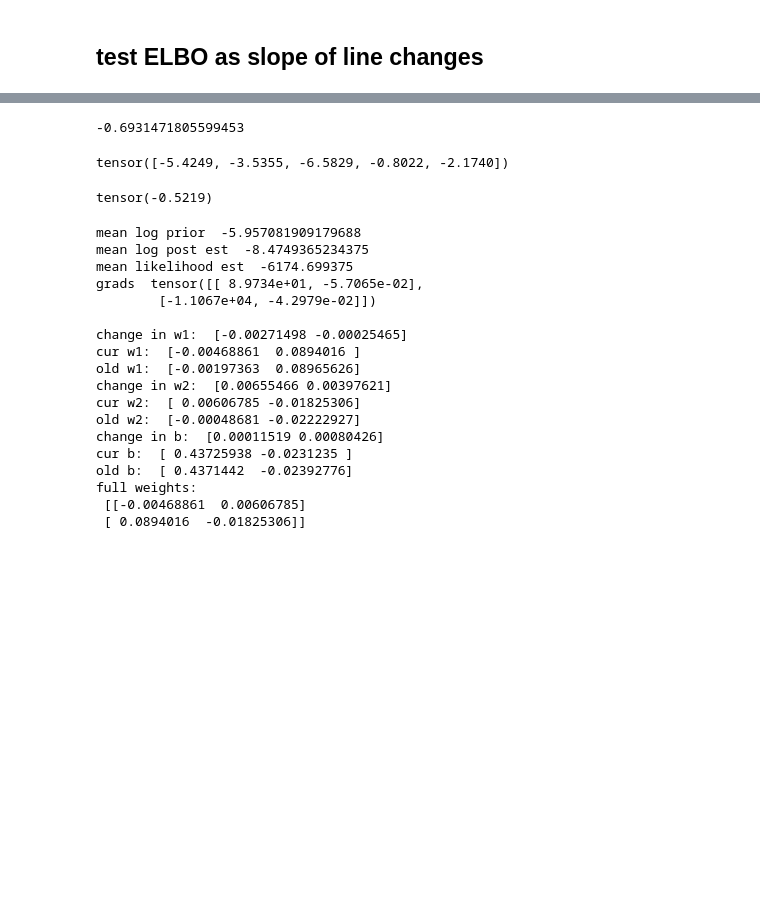
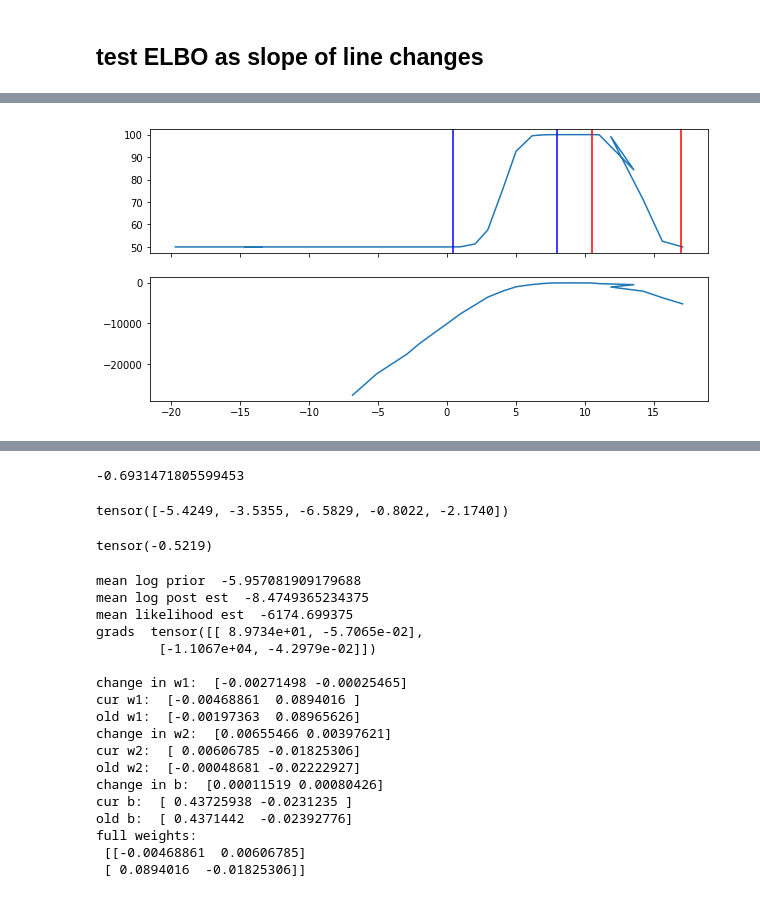
Before and after one commit to Emerson-Wenzel/BDL_final_project, a Jupyter notebook: Baysian_Logistic_regression_daniel.ipynb, the cells around one changed output, grey strips where cells are left out. Saved outputs shown, nothing was run; the diff lists cells and outputs as text; code cells hidden in the pictures; blank space fills up the shorter version.

```diff
--- a/Baysian_Logistic_regression_daniel.ipynb
+++ b/Baysian_Logistic_regression_daniel.ipynb
@@ -343,2 +316,84 @@ Accuracy with 100 as slope:  0.5198
 # %% [markdown]
 ## test ELBO as slope of line changes
+# %%
+def plane(x1, x2, w1, b):
+    return w1[0] * x1 + w1[1] * x2 + b
+
+# for regression toy set
+# W_full = np.hstack((W, W_s))
+# W_full
+
+# b_full = np.hstack((b, b_s))
+# b_full[1] = 2.0
+
+# for 3d
+# w1 = np.array([[0.0,1.0]]).T
+# w2 = np.array([[0.0,0.0]]).T
+# W_full = np.hstack((w1, w2))
+
+# x1 = x2 = np.arange(-8.0, 8.0, 0.05)
+# X1, X2 = np.meshgrid(x, y)
+# b = 0
+# Z = plane(X1, X2, w1, b)
+
+
+w1 = np.array([[0.0,1.0]]).T
+w2 = np.array([[0.0,0.0]]).T
+W_full = np.hstack((w1, w2))
+
+print(W_full)
+print(w1)
+# x1 = x2 = np.arange(-8.0, 8.0, 0.05)
+# X1, X2 = np.meshgrid(x, y)
+# b = 0
+# Z = plane(X1, X2, w1, b)
+bs = [i for i in range(-16, 20)]
+used_bs = []
+accuracies = []
+x_int = []
+likelihoods = []
+for b in bs:
+    b_full = np.array([b,0])
+    # b_full[0], b_full[1] = 0,0
+    bnn_preset = BNNBayesbyBackprop(prior_mu=0,
+                                    prior_s=0.8,
+                                    linear_regression=True,
+                                    classification=True,
+                                    preset={'W_mu': W_full, 'b_mu': b_full})
+    preset_preds = bnn_preset.model.forward(torch.Tensor(X_train), predict=True).detach().numpy()
+    used_b = bnn_preset.model.l1.usedBias[0].detach().numpy()
+    used_w = bnn_preset.model.l1.usedWeights[:,0][1].detach().numpy()
+    used_bs.append(used_b)
+
+    x_intercept = -used_b / used_w
+    x_int.append(x_intercept)
+    print('\nused_b is', used_b)
+    print('used_w is ', used_w)
+
+    bnn_preset.MC_elbo(torch.Tensor(X_train), torch.Tensor(y_train), 9, 10, 100).detach().numpy()
+    acc = np.mean((preset_preds == y_train.flatten()).astype(int)) * 100
+    accuracies.append(acc)
+    print('Accuracy with {} as bias: '.format(b), acc, '%')
+
+    likelihood = bnn_preset.mean_likelihood
+    likelihoods.append(likelihood)
+    print('likelihood', likelihood)
+
+fig, ax = plt.subplots(2, 1, figsize=(10,5), sharex=True)
+ax[0].plot(x_int, accuracies)
+# ax[0].scatter([np.min(X_train[y_train == 0, 1]), np.max(X_train[y_train == 0, 1])], [50,50], c='blue')
+ax[0].axvline(np.min(X_train[y_train == 0, 1]), c='blue')
+ax[0].axvline(np.max(X_train[y_train == 0, 1]), c='blue')
+
+ax[0].axvline(np.min(X_train[y_train == 1, 1]), c='red')
+ax[0].axvline(np.max(X_train[y_train == 1, 1]), c='red')
+
+# ax[0].scatter([np.min(X_train[y_train == 1, 1]), np.max(X_train[y_train == 1, 1])], [50,50], c='red')
+
+
+ax[1].plot(x_int, likelihoods)
+print('class 0 min: ', np.min(X_train[y_train == 0, 1]))
+print('class 0 max: ',np.max(X_train[y_train == 0, 1]))
+print('class 1 min: ', np.min(X_train[y_train == 1, 1]))
+print('class 1 max: ',np.max(X_train[y_train == 1, 1]))
+# %% [output]
@@ -344,0 +417 @@ Accuracy with 100 as slope:  0.5198
+[figure, added]
```
Also changed, not shown: parts of 19 cells of this notebook, 1 other file.
